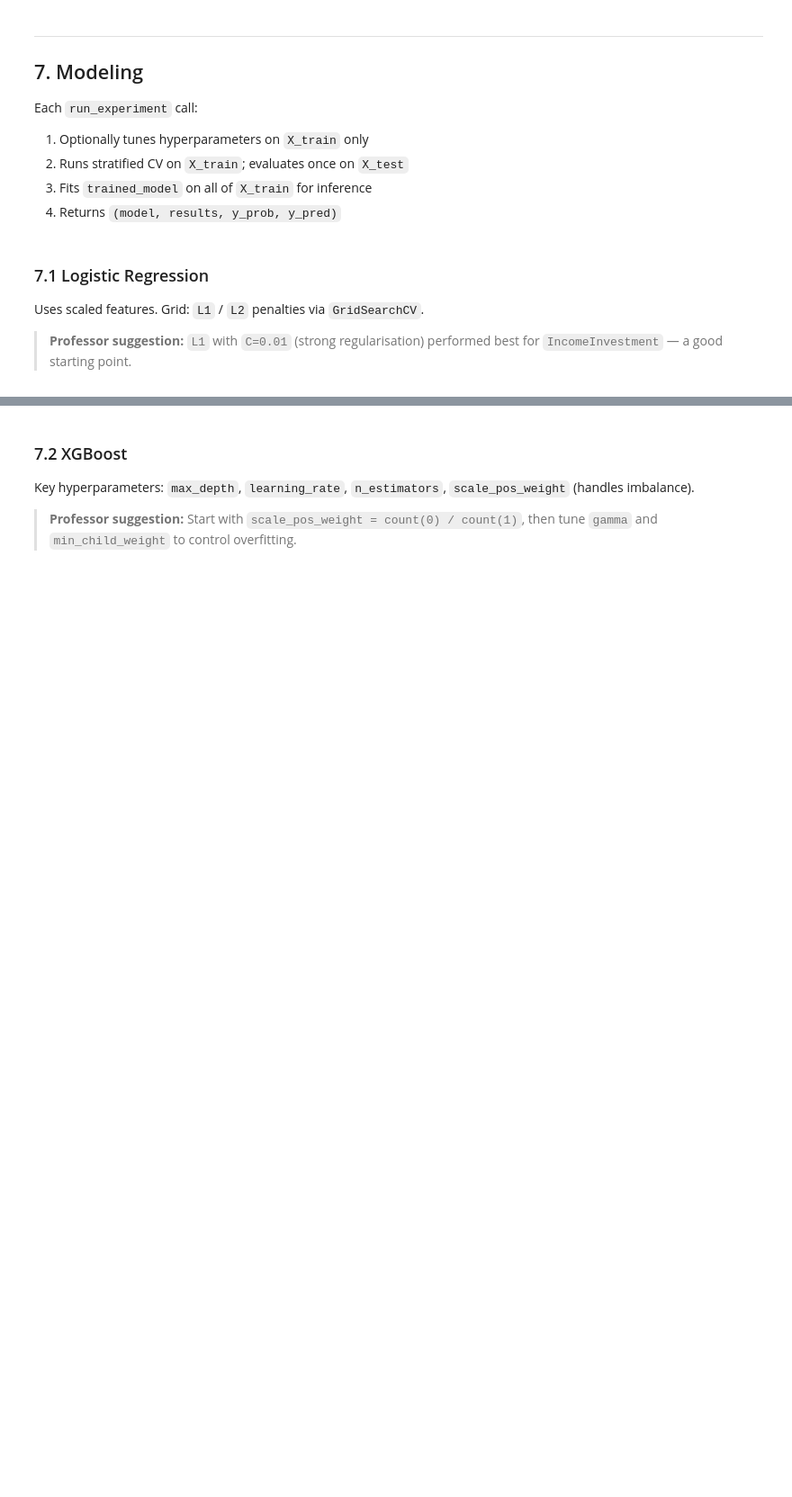
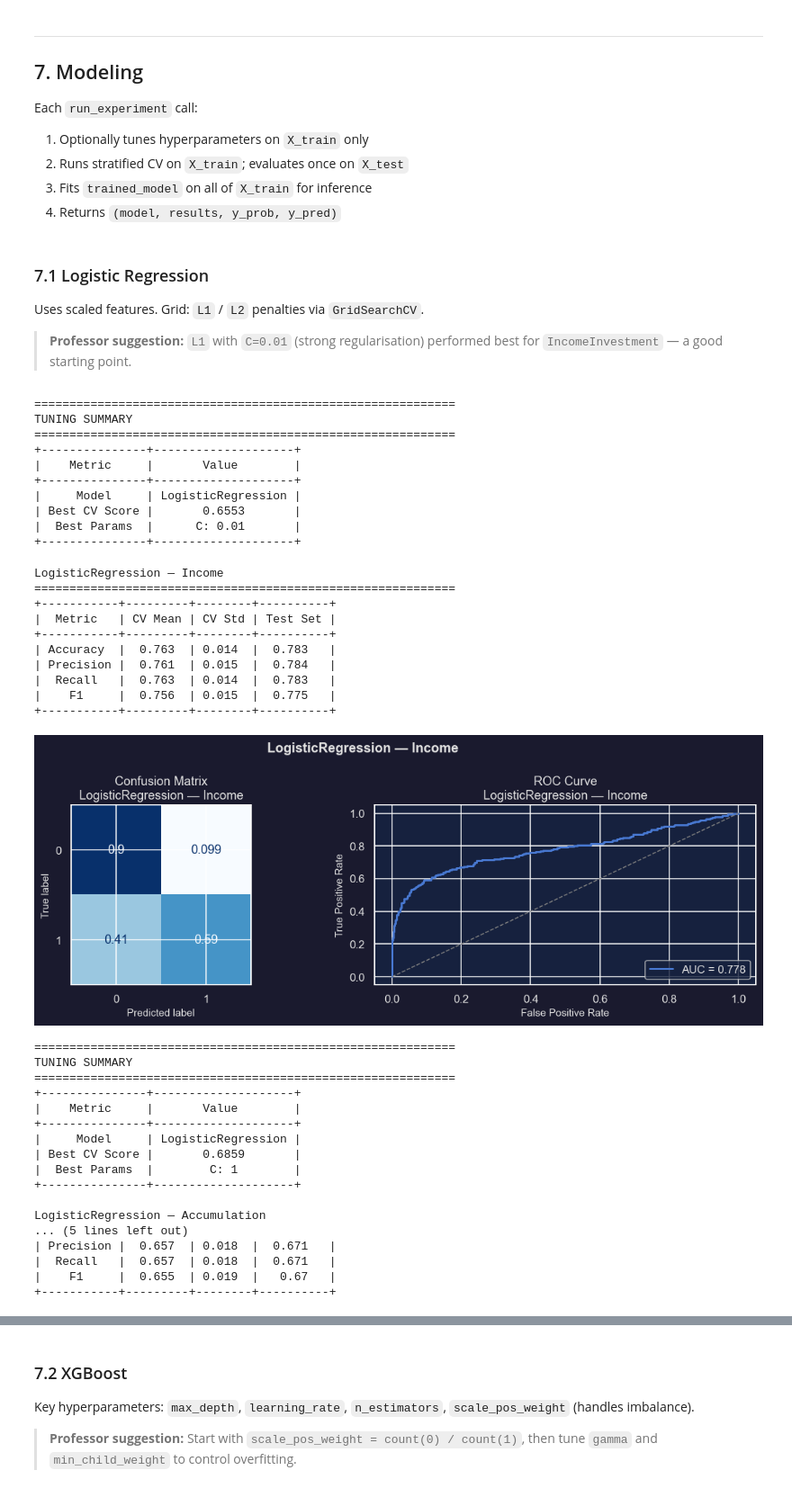
Before and after one commit to Smael-olk/Fintech, a Jupyter notebook: Business Case 2/Recommendation_Engine.ipynb, the cells around one changed output, grey strips where cells are left out. Shown at 90% size. Drawn from its saved outputs; the diff is of its cells as text; code cells hidden in the pictures; blank space fills up the shorter version.

```diff
--- a/Business Case 2/Recommendation_Engine.ipynb
+++ b/Business Case 2/Recommendation_Engine.ipynb
@@ -303,13 +304,52 @@ Uses scaled features.  Grid: `L1` / `L2` penalties via `GridSearchCV`.
 > **Professor suggestion:** `L1` with `C=0.01` (strong regularisation) performed
 > best for `IncomeInvestment` — a good starting point.
 # %%
-# income_model, income_results, income_prob, income_pred = run_experiment(
-#     "logistic", "Income",
-#     X_train_inc_scaled, y_income_train, X_test_inc_scaled, y_income_test,
-#     tune=True,
-# )
-# accum_model, accum_results, accum_prob, accum_pred = run_experiment(
-#     "logistic", "Accumulation",
-#     X_train_acc_scaled, y_accum_train, X_test_acc_scaled, y_accum_test,
-#     tune=True,
-# )
+income_model, income_results, income_prob, income_pred = run_experiment(
+     "logistic", "Income",
+     X_train_inc_scaled, y_income_train, X_test_inc_scaled, y_income_test,
+     tune=True,
+ )
+accum_model, accum_results, accum_prob, accum_pred = run_experiment(
+     "logistic", "Accumulation",
+     X_train_acc_scaled, y_accum_train, X_test_acc_scaled, y_accum_test,
+     tune=True,
+ )
+# %% [output]
+============================================================
+TUNING SUMMARY
+============================================================
++---------------+--------------------+
+|    Metric     |       Value        |
++---------------+--------------------+
+|     Model     | LogisticRegression |
+| Best CV Score |       0.6553       |
+|  Best Params  |      C: 0.01       |
++---------------+--------------------+
+LogisticRegression — Income
+============================================================
++-----------+---------+--------+----------+
+|  Metric   | CV Mean | CV Std | Test Set |
++-----------+---------+--------+----------+
+| Accuracy  |  0.763  | 0.014  |  0.783   |
+| Precision |  0.761  | 0.015  |  0.784   |
+|  Recall   |  0.763  | 0.014  |  0.783   |
+|    F1     |  0.756  | 0.015  |  0.775   |
++-----------+---------+--------+----------+
+[figure, added]
+============================================================
+TUNING SUMMARY
+============================================================
++---------------+--------------------+
+|    Metric     |       Value        |
++---------------+--------------------+
+|     Model     | LogisticRegression |
+| Best CV Score |       0.6859       |
+|  Best Params  |        C: 1        |
++---------------+--------------------+
+
+LogisticRegression — Accumulation
+... (5 lines left out)
+| Precision |  0.657  | 0.018  |  0.671   |
+|  Recall   |  0.657  | 0.018  |  0.671   |
+|    F1     |  0.655  | 0.019  |   0.67   |
++-----------+---------+--------+----------+
```
Also changed, not shown: parts of 13 cells of this notebook, 3 other files.
